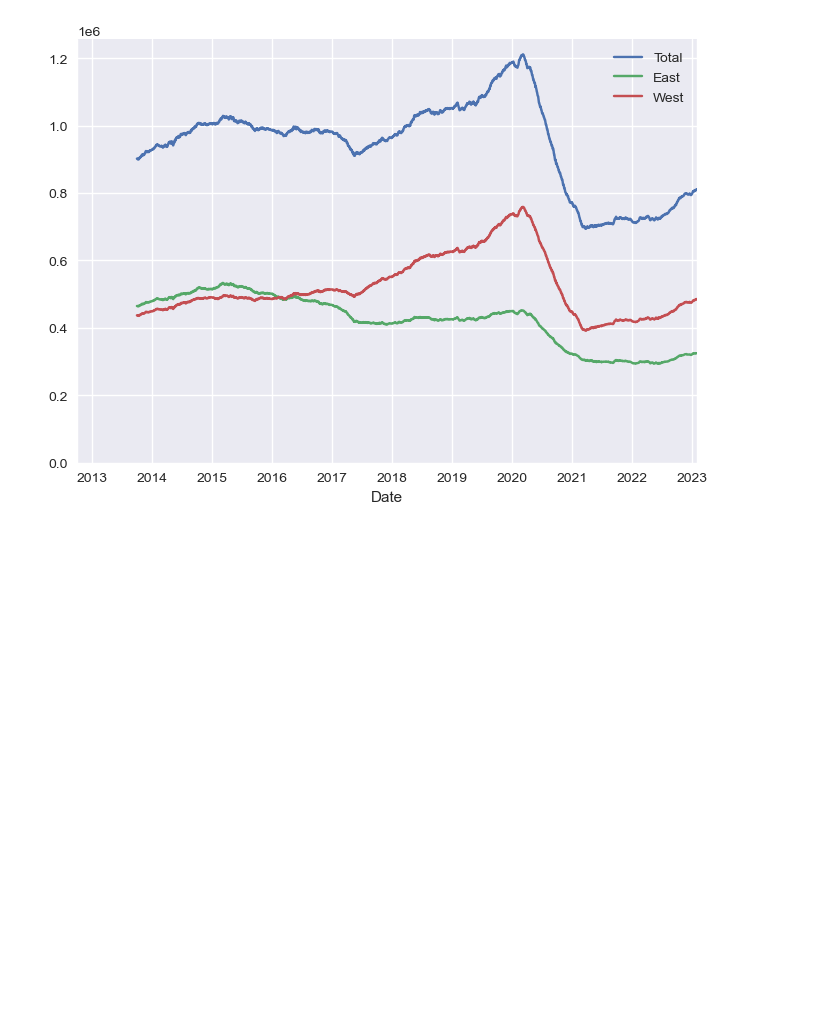
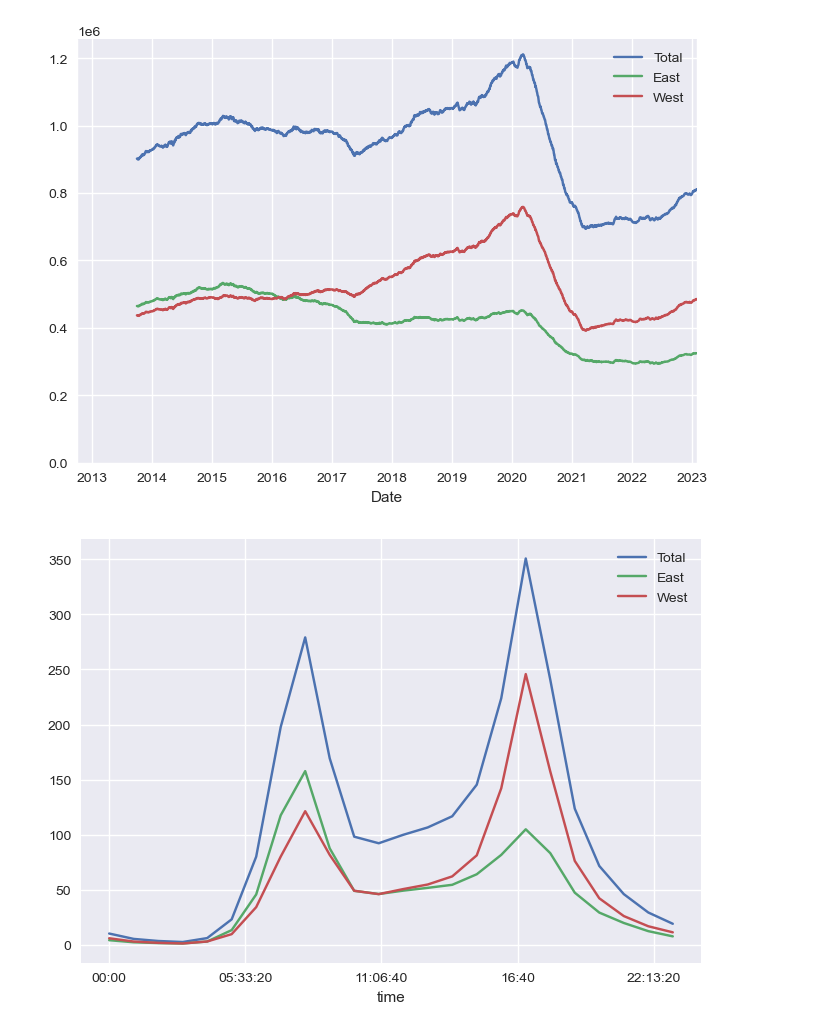
Before and after one commit to miwojc/jupyter-workflow-nbdev, a Jupyter notebook: nbs/jupyter_workflow.ipynb, the cells around one changed output. Drawn from its saved outputs; the diff is of its cells as text; code cells hidden in the pictures; blank space fills up the shorter version.

```diff
--- a/nbs/jupyter_workflow.ipynb
+++ b/nbs/jupyter_workflow.ipynb
@@ -13,13 +14,18 @@ import pandas as pd
 FREMONT_URL = "https://data.seattle.gov/api/views/65db-xm6k/rows.csv?accessType=DOWNLOAD"
 # %%
 #| export
-def get_fremont_data(url:str=FREMONT_URL,  # Web location of the file
-                     filename:str='Fremont.csv', # Location of the file on drive
-                     force_download:bool=False # if True the redownload
-                    ) -> pd.DataFrame:
-    """Function return pandas DataFrame based on the url"""
+def get_fremont_data(url:str=FREMONT_URL,  # Web location of the data (optional)
+                     filename:str='Fremont.csv', # Location to save the data (optional)
+                     force_download:bool=False # if True, force redownload of data (optional)
+                    ) -> pd.DataFrame: # The fremont bridge data
     if force_download or not Path(filename).exists():
-        urlretrieve(url=FREMONT_URL, filename='Fremont.csv')
-    data = pd.read_csv(filename, index_col='Date', parse_dates=True)
+        urlretrieve(url, filename)
+    data = pd.read_csv(filename, index_col='Date')
+
+    try:
+        data.index = pd.to_datetime(data.index, format='%m/%d/%Y %I:%M:%S %p')
+    except TypeError:
+        data.index = pd.to_datetime(data.index)
+
     data.columns = ['Total', 'East', 'West']
     return data
@@ -54,3 +66,7 @@ ax = data.resample('D').sum().rolling(365).sum().plot();
 ax.set_ylim(0, None);
 # %% [output]
 [figure]
+# %%
+data.groupby(data.index.time).mean().plot();
+# %% [output]
+[figure, added]
```
Also changed, not shown: parts of 10 cells of this notebook, 2 other files.
